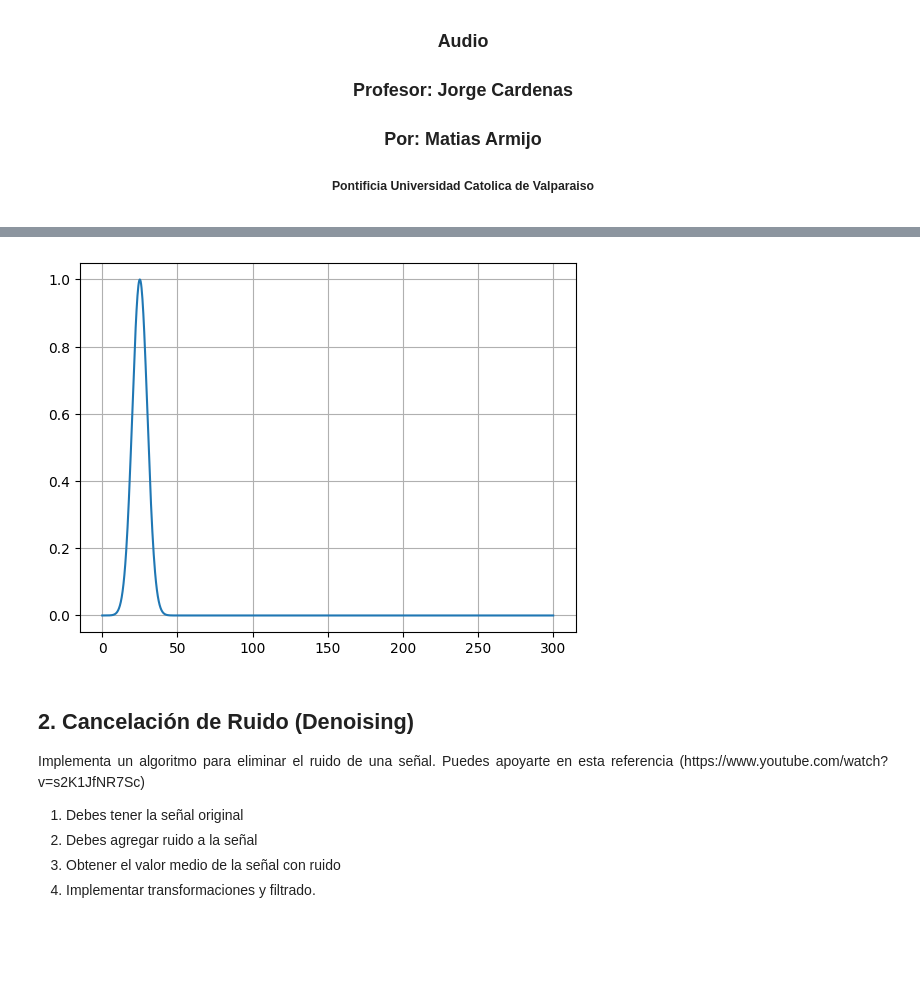
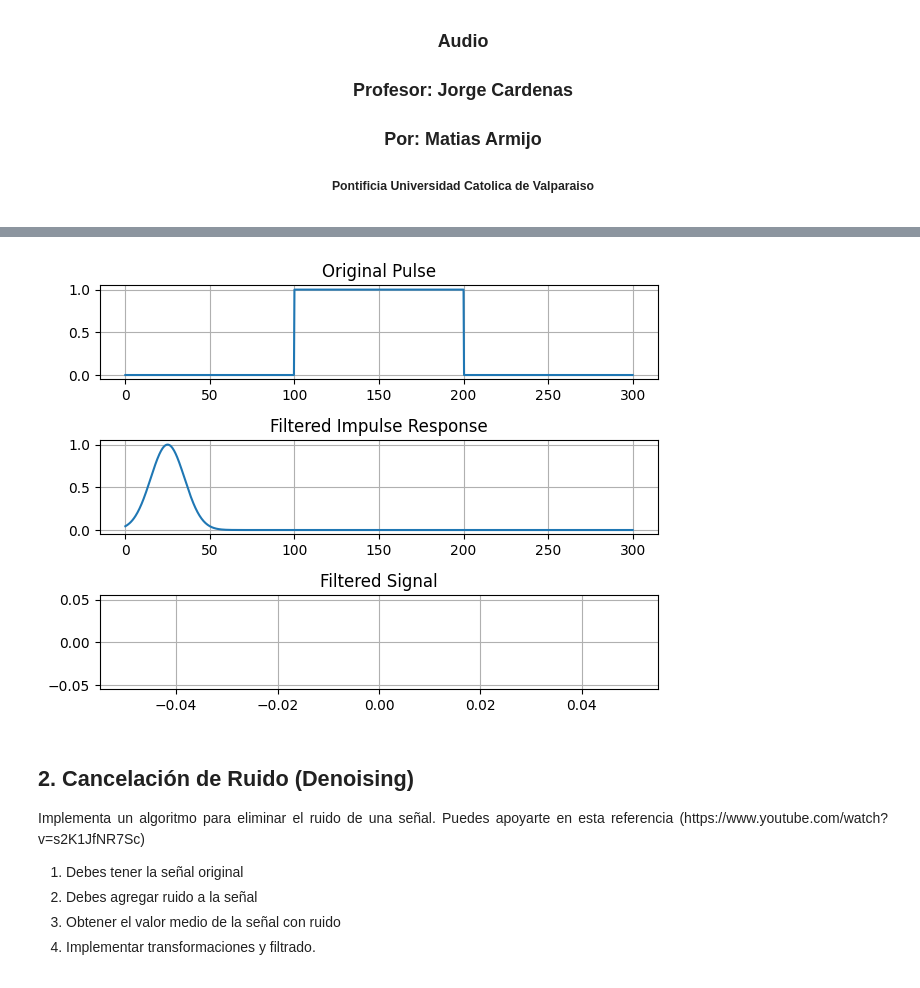
Before and after one commit to MatiasArmijo/Actividades-EIE-401-Matias-Armijo, a Jupyter notebook: actividad-4/Actividad_4_ArmijoMatias_ID.ipynb, the cells around one changed output, grey strips where cells are left out. Cells and saved outputs as stored; diff of their text form; code cells hidden in the pictures; blank space fills up the shorter version.

```diff
--- a/actividad-4/Actividad_4_ArmijoMatias_ID.ipynb
+++ b/actividad-4/Actividad_4_ArmijoMatias_ID.ipynb
@@ -25,25 +25,54 @@ Una de las operaciones más comunes en tratamiento de imagenes, video etc, es la
 # %%
 import numpy as np
 import matplotlib.pyplot as plt
 
-def impulse_filter_response(t, T, mu, sigma):
+def original_pulse(t,center,width):
+    x = np.zeros_like(t)
+    for a in range(len(t)):
+        if t[a] >= center - width/2 and t[a] <= center + width/2:
+            x[a] =  1
+    return x
+
+def impulse_filter_response(t, mu, sigma):
     f = np.exp(-((t - mu) ** 2) / (2 * sigma ** 2)) / (sigma * np.sqrt(2 * np.pi))
     return f/np.max(f)
 
+T = 300
 
-# Generar valores de tiempo entre 0 y T
-t = np.linspace(0, 300, 1000)
+# Generar valores de tiempo entre 0 y 300
+t = np.linspace(0, T, 1000)
 
-# Generar la campana de Gauss desplazable
-h = impulse_filter_response(t, 300, 25, 5)
 
-# Graficar la campana de Gauss
-plt.plot(t, h)
+# Original pulse
+signal = original_pulse(t,150,100)
 
-plt.grid(True)
+# Filter impulse response
+h = impulse_filter_response(t, 25, 10)
+
+signal_conv = np.convolve(h,signal,mode='same')
+
+
+# Graficos
+
+fig, axs = plt.subplots(3,1)
+
+axs[0].plot(t,signal)
+axs[0].set_title('Original Pulse')
+axs[0].grid(True)
+
+
+axs[1].plot(t,h)
+axs[1].set_title('Filtered Impulse Response')
+axs[1].grid(True)
+
+axs[2].plot()
+axs[2].set_title('Filtered Signal')
+axs[2].grid(True)
+
+plt.tight_layout()
 plt.show()
 # %% [output]
-[figure, old version]
+[figure, new version]
 # %% [markdown]
 ## 2. Cancelación de Ruido (Denoising)
 <p align="justify">
```
Also changed, not shown: parts of 1 cell of this notebook.
